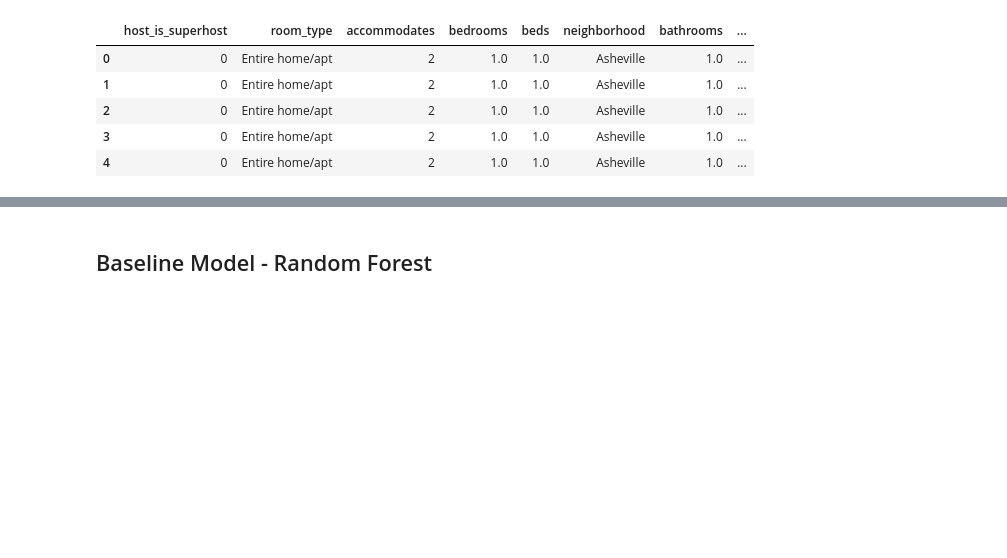
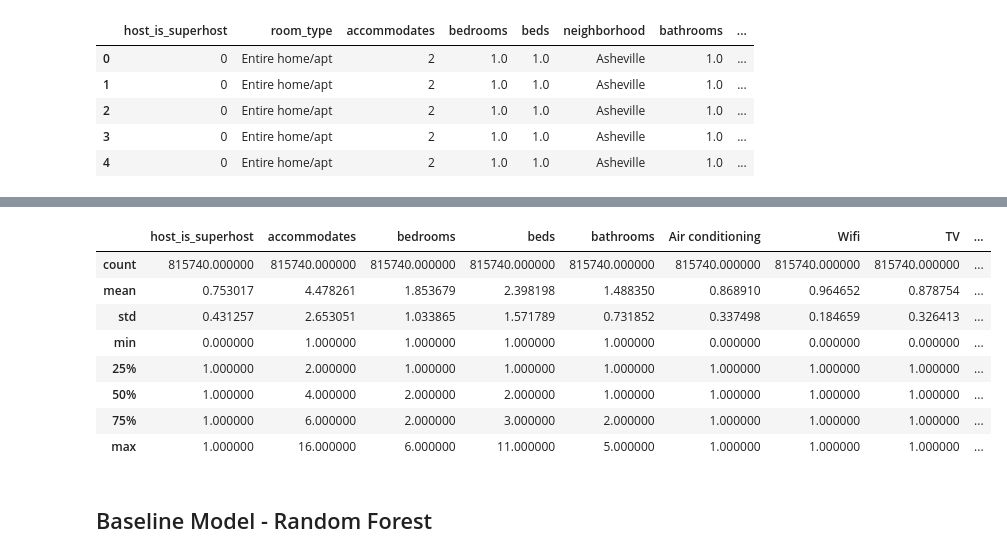
Before and after one commit to sjeanat3/Asheville-AirBnB-Experience-Recommendation, a Jupyter notebook: Notebooks/Asheville AirBnB Price Prediction Notebook.ipynb, the cells around one changed output, grey strips where cells are left out. Saved outputs shown, nothing was run; the diff lists cells and outputs as text; code cells hidden in the pictures; blank space fills up the shorter version.

```diff
--- a/Notebooks/Asheville AirBnB Price Prediction Notebook.ipynb
+++ b/Notebooks/Asheville AirBnB Price Prediction Notebook.ipynb
@@ -909,4 +917,16 @@ asheville_modeling_data['Heating'].value_counts()
 Name: Heating, dtype: int64
+# %%
+asheville_modeling_data.describe()
+# %% [output]
+|  | host_is_superhost | accommodates | bedrooms | beds | bathrooms | Air conditioning | Wifi | TV | ... |
+| count | 815740.000000 | 815740.000000 | 815740.000000 | 815740.000000 | 815740.000000 | 815740.000000 | 815740.000000 | 815740.000000 | ... |
+| mean | 0.753017 | 4.478261 | 1.853679 | 2.398198 | 1.488350 | 0.868910 | 0.964652 | 0.878754 | ... |
+| std | 0.431257 | 2.653051 | 1.033865 | 1.571789 | 0.731852 | 0.337498 | 0.184659 | 0.326413 | ... |
+| min | 0.000000 | 1.000000 | 1.000000 | 1.000000 | 1.000000 | 0.000000 | 0.000000 | 0.000000 | ... |
+| 25% | 1.000000 | 2.000000 | 1.000000 | 1.000000 | 1.000000 | 1.000000 | 1.000000 | 1.000000 | ... |
+| 50% | 1.000000 | 4.000000 | 2.000000 | 2.000000 | 1.000000 | 1.000000 | 1.000000 | 1.000000 | ... |
+| 75% | 1.000000 | 6.000000 | 2.000000 | 3.000000 | 2.000000 | 1.000000 | 1.000000 | 1.000000 | ... |
+| max | 1.000000 | 16.000000 | 6.000000 | 11.000000 | 5.000000 | 1.000000 | 1.000000 | 1.000000 | ... |
 # %% [markdown]
 ## Baseline Model - Random Forest
 # %%
```
Also changed, not shown: parts of 26 cells of this notebook.
